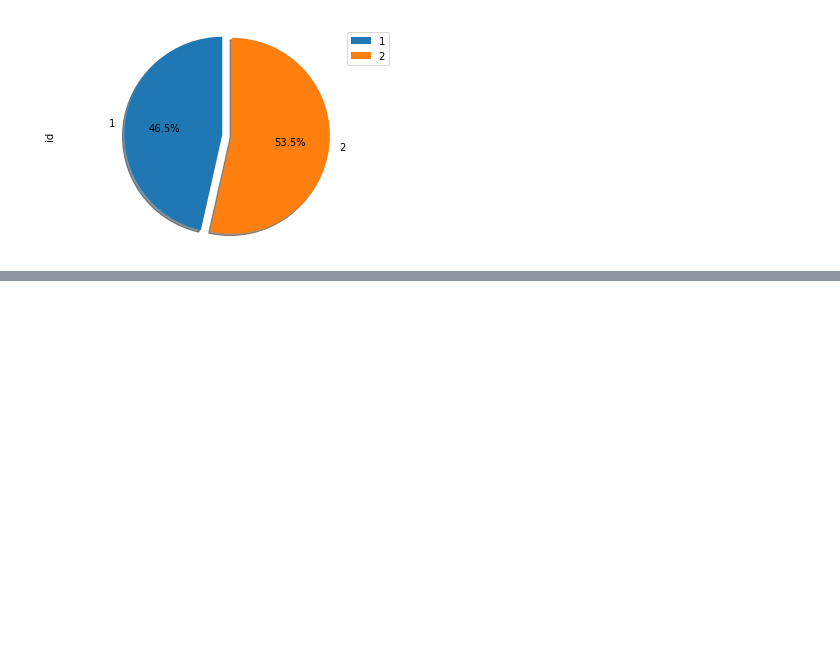
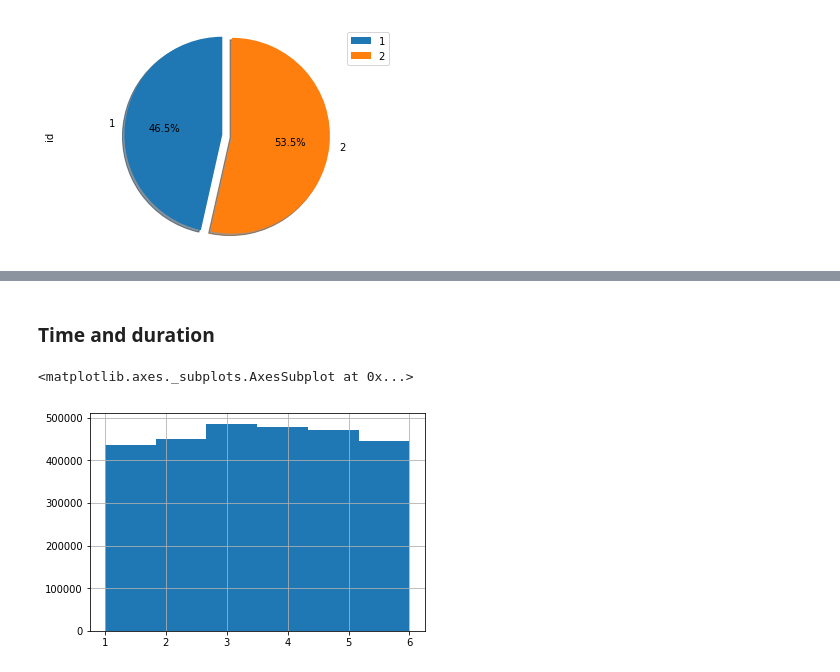
Before and after one commit to liuyuhanalex/Taxi-duration, a Jupyter notebook: Datapreprocessing and Visualization.ipynb, the cells around one changed output, grey strips where cells are left out. Cells and saved outputs as stored; diff of their text form; code cells hidden in the pictures; blank space fills up the shorter version.

```diff
--- a/Datapreprocessing and Visualization.ipynb
+++ b/Datapreprocessing and Visualization.ipynb
@@ -191,0 +210,9 @@ plt.show()
+# %% [markdown]
+### Time and duration
+# %%
+pickup = pd.to_datetime(data_inNY['pickup_datetime'])
+month = pd.Series(each.month for each in pickup)
+month.hist(bins = 6)
+# %% [output]
+<matplotlib.axes._subplots.AxesSubplot at 0x...>
+[figure, added]
```
Also changed, not shown: parts of 3 cells of this notebook.
